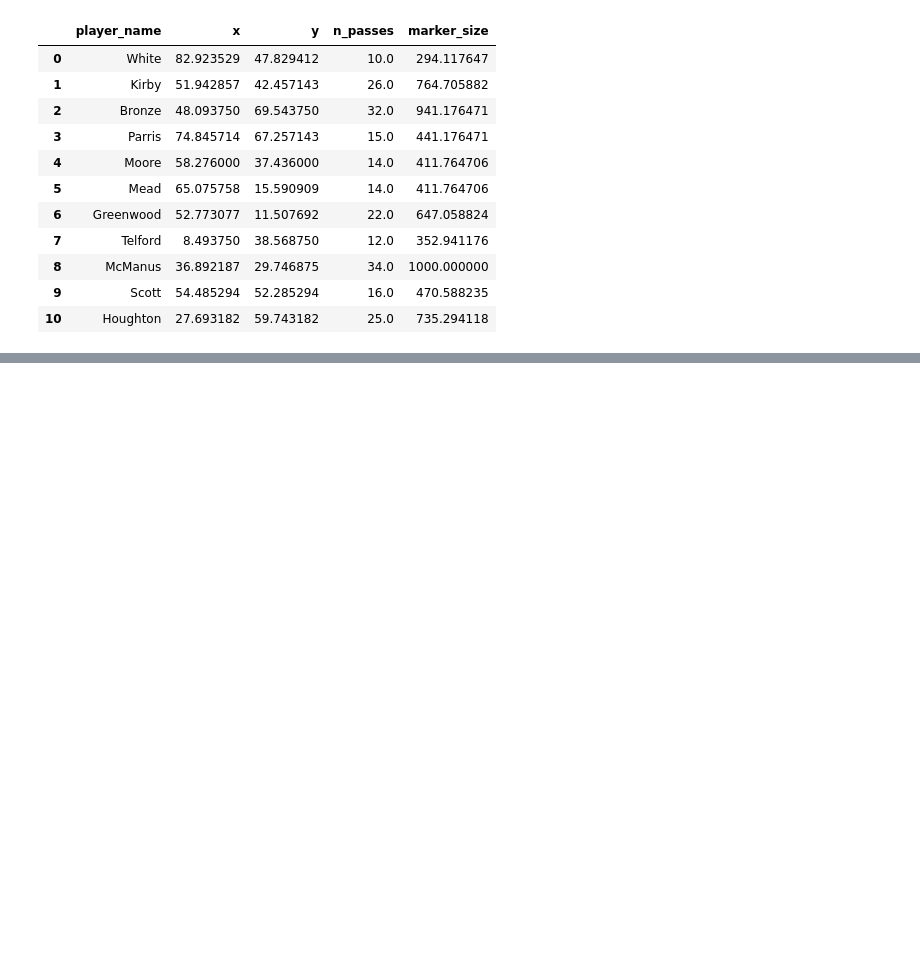
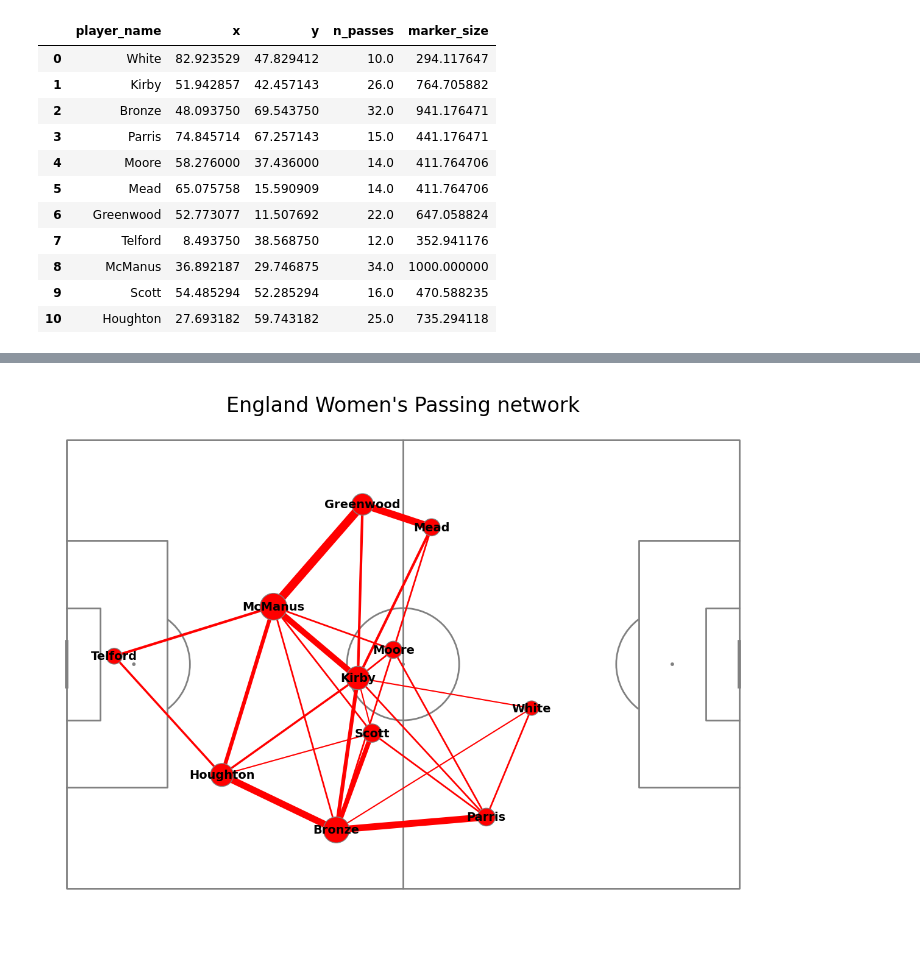
Before and after one commit to MarijnSt/soccermatics, a Jupyter notebook: 1-event-data/1-3-passing-networks.ipynb, the cells around one changed output, grey strips where cells are left out. Drawn from its saved outputs; the diff is of its cells as text; code cells hidden in the pictures; blank space fills up the shorter version.

Commit message:
1.3 passing networks: plot passing network for england

```diff
--- a/1-event-data/1-3-passing-networks.ipynb
+++ b/1-event-data/1-3-passing-networks.ipynb
@@ -122 +125,36 @@ Text(0.5, 0.98, "Passing nodes - England Women's")
 [figure]
+# %%
+# plot the same pitch again, but now with the passing lines
+pitch = Pitch(line_color="grey")
+fig, ax = pitch.grid(grid_height=0.9, title_height=0.06, axis=False, endnote_height=0.04, title_space=0, endnote_space=0)
+
+# scatter the locations of the players
+pitch.scatter(scatter_df["x"], scatter_df["y"], s=scatter_df["marker_size"], ax=ax["pitch"], color="red", edgecolors="grey", linewidth=1, zorder=3)
+
+# annotate the locations with the player name
+for i, row in scatter_df.iterrows():
+    pitch.annotate(row.player_name, xy=(row.x, row.y), c="black", fontsize=14, fontweight="bold", ha="center", va="center", ax=ax["pitch"], zorder=4)
+
+# plot the passing lines
+for i, row in lines_df.iterrows():
+    # get the two player names
+    player1 = row.player_pair.split("_")[0]
+    player2 = row.player_pair.split("_")[1]
+
+    # get the coordinates of the two players
+    x1 = scatter_df.loc[scatter_df["player_name"] == player1, "x"].iloc[0]
+    y1 = scatter_df.loc[scatter_df["player_name"] == player1, "y"].iloc[0]
+    x2 = scatter_df.loc[scatter_df["player_name"] == player2, "x"].iloc[0]
+    y2 = scatter_df.loc[scatter_df["player_name"] == player2, "y"].iloc[0]
+
+    # set the line width according to the number of passes
+    num_passes = row["pass_count"]
+    line_Width = num_passes / lines_df["pass_count"].max() * 10
+
+    # plot the line
+    pitch.lines(x1, y1, x2, y2, lw=line_Width, color="red", ax=ax["pitch"], zorder=2)
+
+fig.suptitle(team_name + " Passing network", fontsize=24)
+plt.show()
+# %% [output]
+[figure, added]
```
Also changed, not shown: parts of 2 cells of this notebook.
